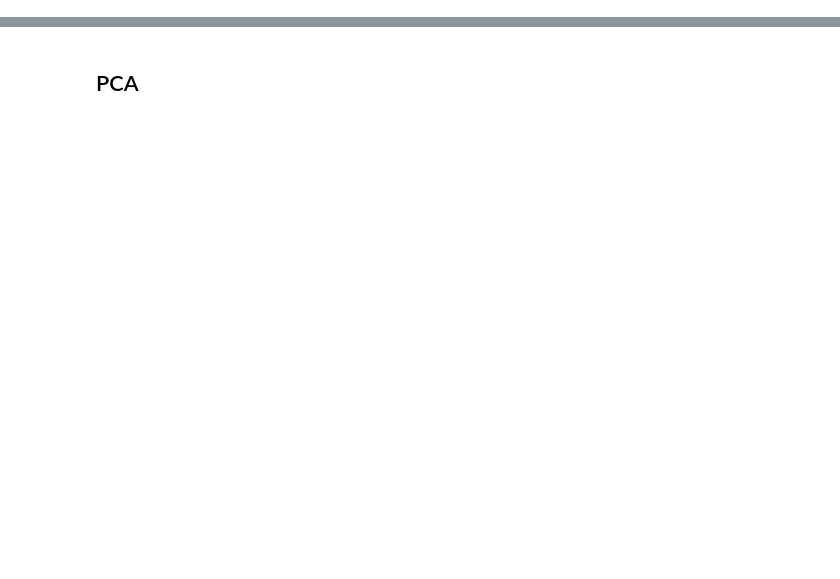
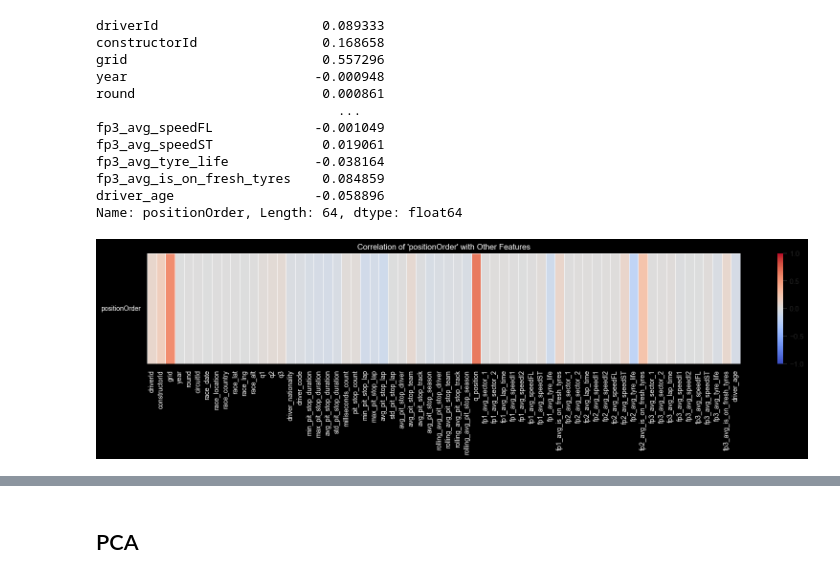
Before and after one commit to fengelnsbauer/ie500-data-mining-group7, a Jupyter notebook: src/21_profliing.ipynb, the cells around one changed output, grey strips where cells are left out. Cells and saved outputs as stored; diff of their text form; code cells hidden in the pictures; blank space fills up the shorter version.

```diff
--- a/src/21_profliing.ipynb
+++ b/src/21_profliing.ipynb
@@ -117,0 +203,43 @@ correlation_matrix(df)
+# %%
+import seaborn as sns
+import matplotlib.pyplot as plt
+
+# Calculate the correlation matrix
+corr_matrix = df.corr()
+
+# Extract the correlation of 'positionOrder' with all other features
+position_order_corr = corr_matrix["positionOrder"].drop("positionOrder")
+
+# Display the correlations
+print(position_order_corr)
+
+# Plot the correlation of 'positionOrder' with all other features as a heatmap
+plt.figure(figsize=(20, 3))
+sns.heatmap(
+    position_order_corr.to_frame().T,
+    annot=False,
+    cmap="coolwarm",
+    cbar=True,
+    linewidths=0.5,
+    vmin=-1,  # Set the minimum value of the color scale
+    vmax=1,
+)
+plt.title("Correlation of 'positionOrder' with Other Features", color="white")
+plt.xticks(rotation=90, fontsize=10, color="white")
+plt.yticks(rotation=0, fontsize=10, color="white")
+plt.gca().set_facecolor("black")  # Set the background color to black
+plt.show()
+# %% [output]
+driverId                     0.089333
+constructorId                0.168658
+grid                         0.557296
+year                        -0.000948
+round                        0.000861
+                               ...
+fp3_avg_speedFL             -0.001049
+fp3_avg_speedST              0.019061
+fp3_avg_tyre_life           -0.038164
+fp3_avg_is_on_fresh_tyres    0.084859
+driver_age                  -0.058896
+Name: positionOrder, Length: 64, dtype: float64
+[figure, added]
```
Also changed, not shown: parts of 19 cells of this notebook, 3 other files.
